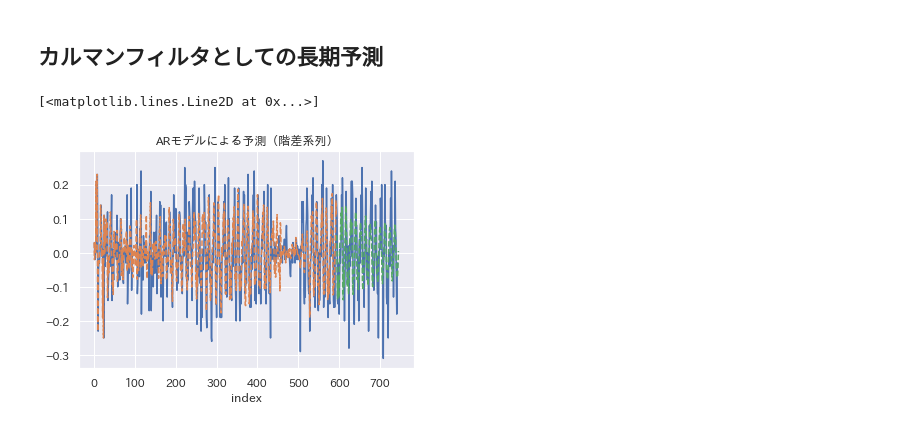
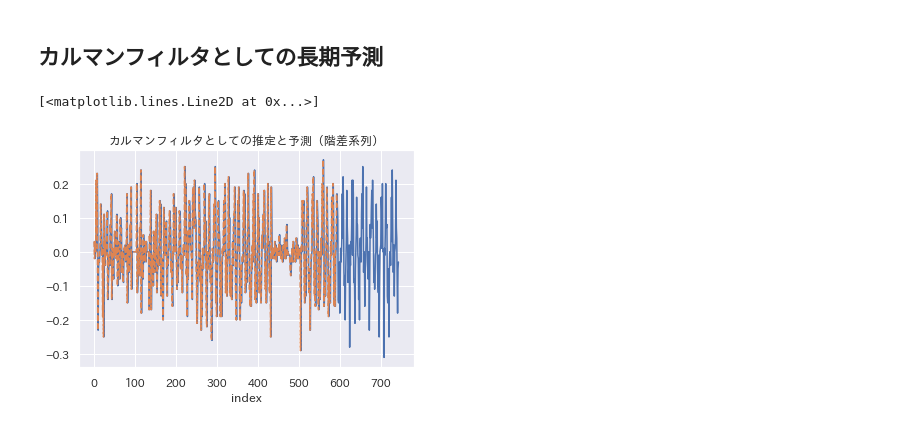
Before and after one commit to msiplab/EicEngLabIV, a Jupyter notebook: example02_04.ipynb, the cells around one changed output. Saved outputs shown, nothing was run; the diff lists cells and outputs as text; code cells hidden in the pictures.

```diff
--- a/example02_04.ipynb
+++ b/example02_04.ipynb
@@ -482,7 +500,7 @@ n_dim_obs = 1
 # 状態の平均ベクトルの初期値
 initial_state_mean = np.ones(n_dim_state)
 # 状態の分散共分散行列の初期値
-initial_state_covariance = np.ones((n_dim_state, n_dim_state))
+initial_state_covariance = np.eye(n_dim_state)
 
 # カルマンフィルタによるARモデル生成
 kf = KalmanFilter(
@@ -501,16 +519,14 @@ y_diff_train = df_timeseries['y_fillna_diff'][:ntrain].dropna()
 
 # フィルタ
 filtered_state_means, filtered_state_covs = kf.filter(y_diff_train)
-# フィルタ＋平滑化
-smoothed_state_means, smoothed_state_covs = kf.smooth(y_diff_train)
 # 訓練データの推定値
-pred_o_smoothed = smoothed_state_means.dot(H.T)
+pred_o_filtered = filtered_state_means.dot(H.T)
 
 # プロット
-#fig, ax = plt.subplots()
-#ax.set_title('カルマンフィルタとしての推定（階差系列）')
-#ax.set_xlabel('index')
+fig, ax = plt.subplots()
+ax.set_title('カルマンフィルタとしての推定（階差系列）')
+ax.set_xlabel('index')
 # ARモデルの予測（訓練データ区間）
 plt.plot(y_diff_train, label='observation')
-plt.plot(pred_o_smoothed, '--', label='predict')
+plt.plot(pred_o_filtered, '--', label='predict')
 # %% [output]
@@ -523,14 +537,19 @@ y_diff_test = df_timeseries['y_fillna_diff'][ntrain:]
 # %%
 # 階差系列 （訓練データ区間＋テストデータ区間）
 y_diff_orig = df_timeseries['y_fillna_diff']
+
+#
+
+# プロット
 fig, ax = plt.subplots()
-ax.set_title('ARモデルによる予測（階差系列）')
+ax.set_title('カルマンフィルタとしての推定と予測（階差系列）')
 ax.set_xlabel('index')
+# 観測
 plt.plot(y_diff_orig, label='observation')
-# ARモデルの予測（訓練データ区間）
-plt.plot(np.hstack([y_diff_series[:popt],results.fittedvalues]),'--',label='forcast')
+# ARモデルの推定（訓練データ区間）
+plt.plot(pred_o_filtered, '--', label='predict')
 # ARモデルの予測（テストデータ区間）
-plt.plot(results.predict(ntrain-1,ntrain+ntest+1,dynamic=True),'--',label='forcast')
+#plt.plot(results.predict(ntrain-1,ntrain+ntest+1,dynamic=True),'--',label='forcast')
 # %% [output]
 [<matplotlib.lines.Line2D at 0x...>]
-[figure, old version]
+[figure, new version]
```
Also changed, not shown: parts of 6 cells of this notebook.
